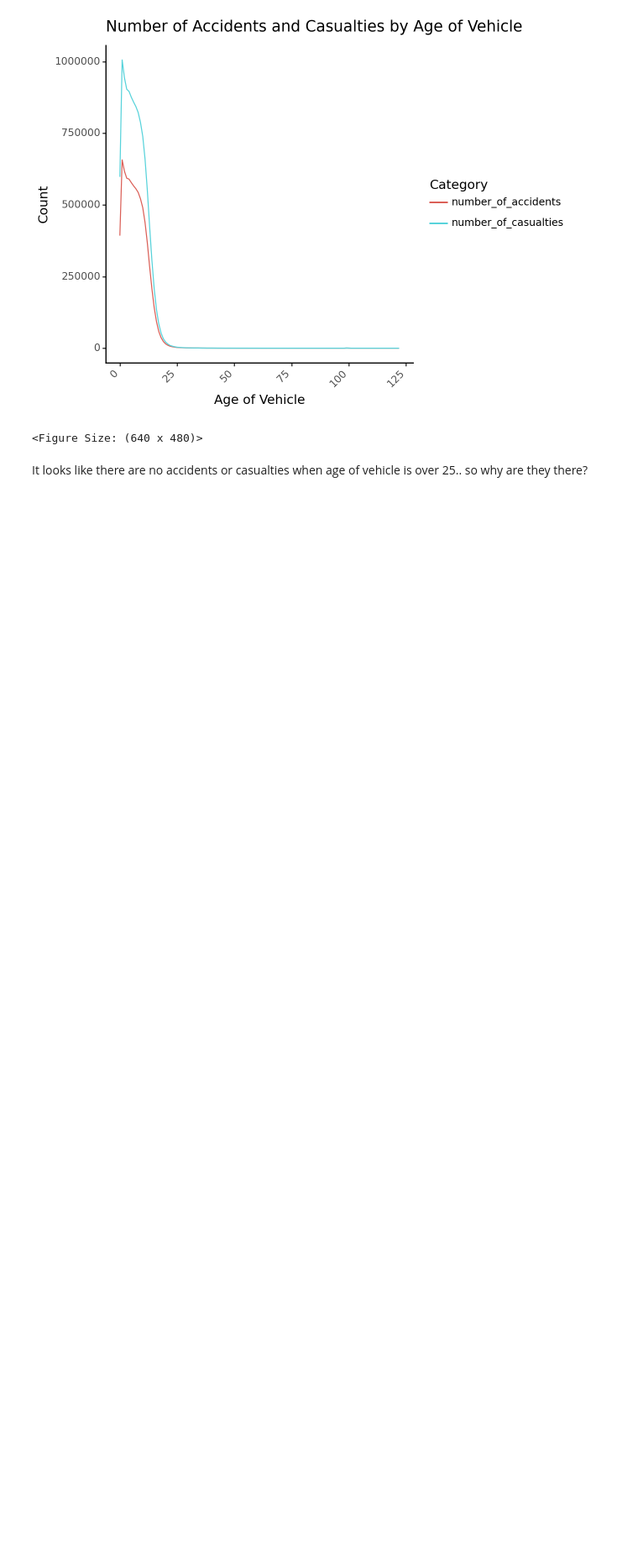
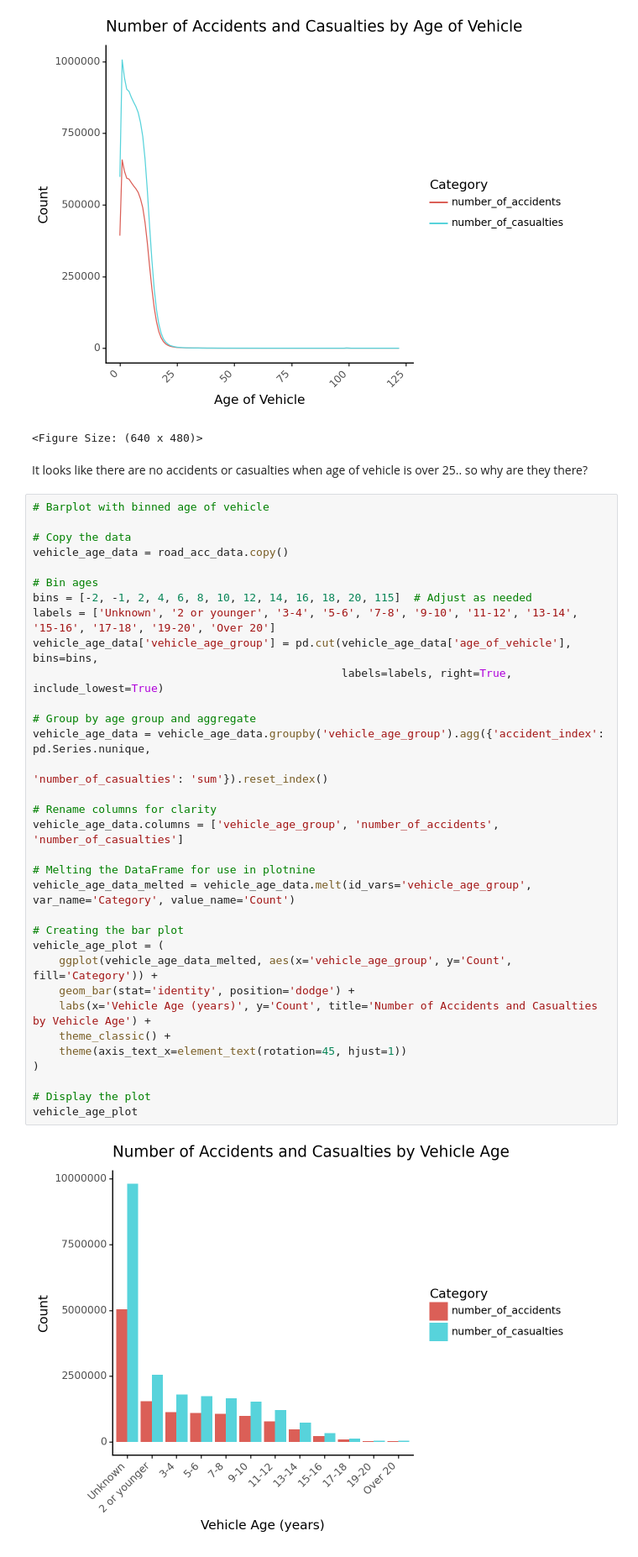
Before and after one commit to nikolaymoshenskiy/IDS-UK-road-accidents, a Jupyter notebook: LM_visualisation.ipynb, the cells around one changed output. Shown at 84% size. Drawn from its saved outputs; the diff is of its cells as text; blank space fills up the shorter version.

Commit message:
Add code to visualise number of accidents and casualties by vehicle age

```diff
--- a/LM_visualisation.ipynb
+++ b/LM_visualisation.ipynb
@@ -691,3 +691,38 @@ vehicle_age_line_plot
 <Figure Size: (640 x 480)>
 # %% [markdown]
 It looks like there are no accidents or casualties when age of vehicle is over 25.. so why are they there?
+# %%
+# Barplot with binned age of vehicle
+
+# Copy the data
+vehicle_age_data = road_acc_data.copy()
+
+# Bin ages
+bins = [-2, -1, 2, 4, 6, 8, 10, 12, 14, 16, 18, 20, 115]  # Adjust as needed
+labels = ['Unknown', '2 or younger', '3-4', '5-6', '7-8', '9-10', '11-12', '13-14', '15-16', '17-18', '19-20', 'Over 20']
+vehicle_age_data['vehicle_age_group'] = pd.cut(vehicle_age_data['age_of_vehicle'], bins=bins,
+                                               labels=labels, right=True, include_lowest=True)
+
+# Group by age group and aggregate
+vehicle_age_data = vehicle_age_data.groupby('vehicle_age_group').agg({'accident_index': pd.Series.nunique,
+                                                                      'number_of_casualties': 'sum'}).reset_index()
+
+# Rename columns for clarity
+vehicle_age_data.columns = ['vehicle_age_group', 'number_of_accidents', 'number_of_casualties']
+
+# Melting the DataFrame for use in plotnine
+vehicle_age_data_melted = vehicle_age_data.melt(id_vars='vehicle_age_group', var_name='Category', value_name='Count')
+
+# Creating the bar plot
+vehicle_age_plot = (
+    ggplot(vehicle_age_data_melted, aes(x='vehicle_age_group', y='Count', fill='Category')) +
+    geom_bar(stat='identity', position='dodge') +
+    labs(x='Vehicle Age (years)', y='Count', title='Number of Accidents and Casualties by Vehicle Age') +
+    theme_classic() +
+    theme(axis_text_x=element_text(rotation=45, hjust=1))
+)
+
+# Display the plot
+vehicle_age_plot
+# %% [output]
+[figure, added]
```
Also changed, not shown: parts of 2 cells of this notebook.
